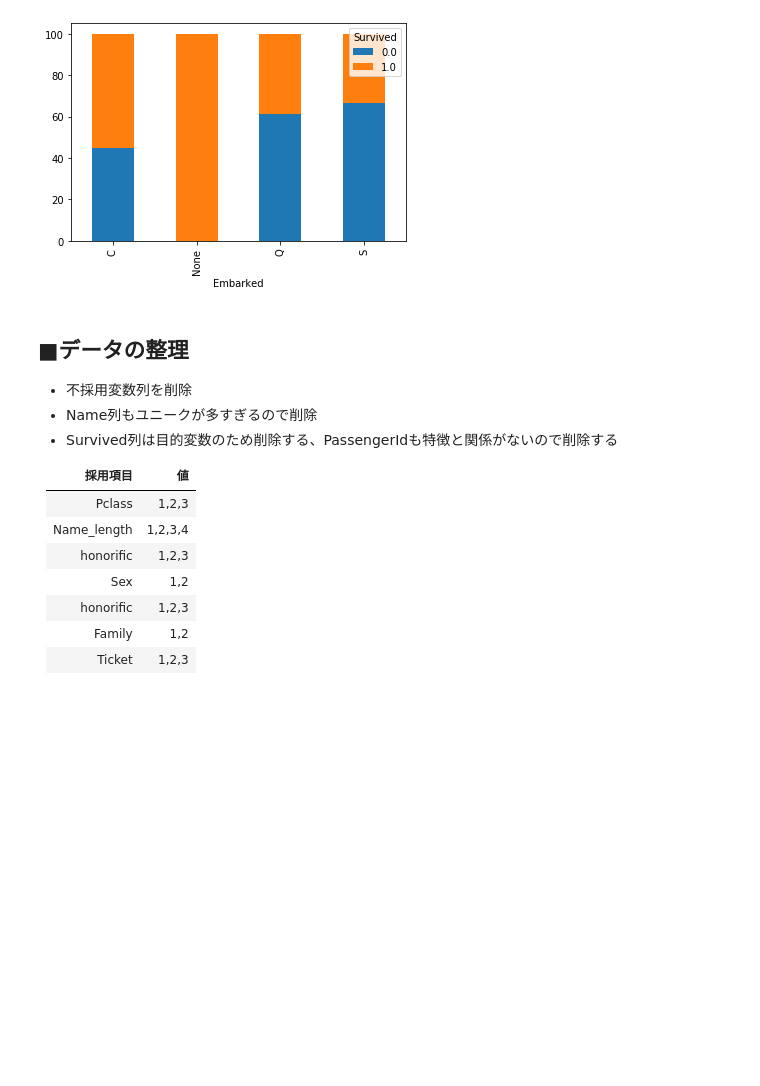
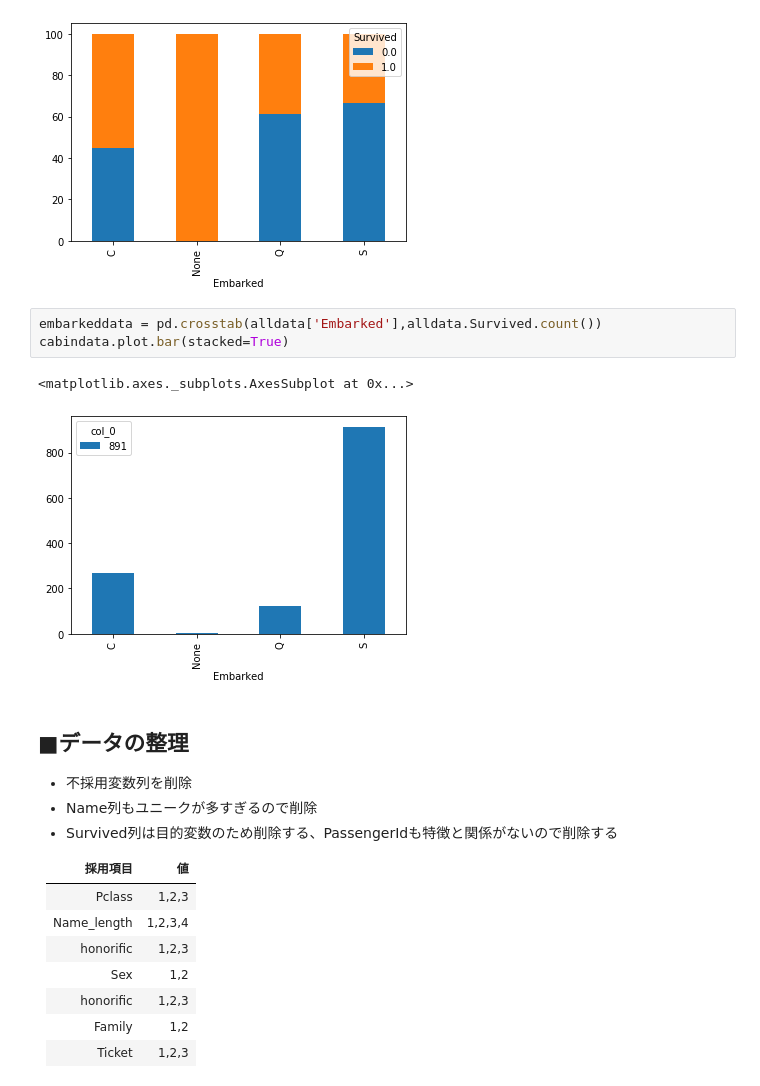
Before and after one commit to tatsuhiro-officile/titanic, a Jupyter notebook: titanic.ipynb, the cells around one changed output. Drawn from its saved outputs; the diff is of its cells as text; blank space fills up the shorter version.

```diff
--- a/titanic.ipynb
+++ b/titanic.ipynb
@@ -675,6 +675,12 @@ embarkeddata.plot.bar(stacked=True)
 # %% [output]
 <matplotlib.axes._subplots.AxesSubplot at 0x...>
 [figure]
+# %%
+embarkeddata = pd.crosstab(alldata['Embarked'],alldata.Survived.count())
+cabindata.plot.bar(stacked=True)
+# %% [output]
+<matplotlib.axes._subplots.AxesSubplot at 0x...>
+[figure, added]
 # %% [markdown]
 ## ■データの整理
 
```
